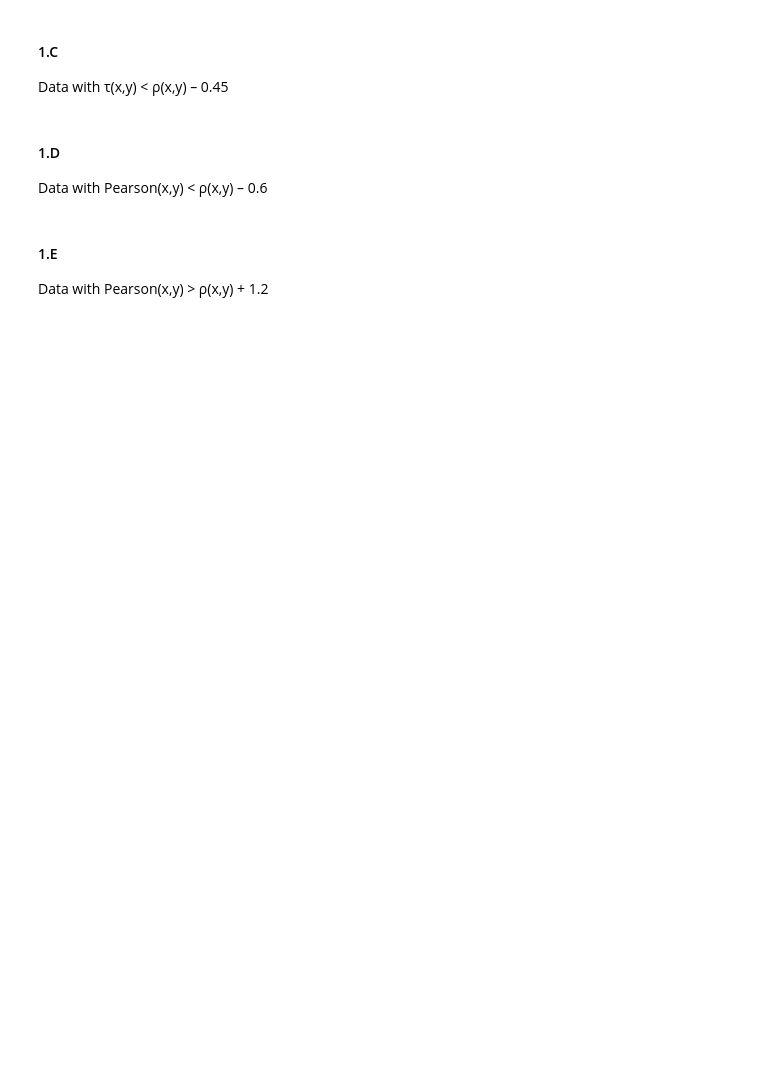
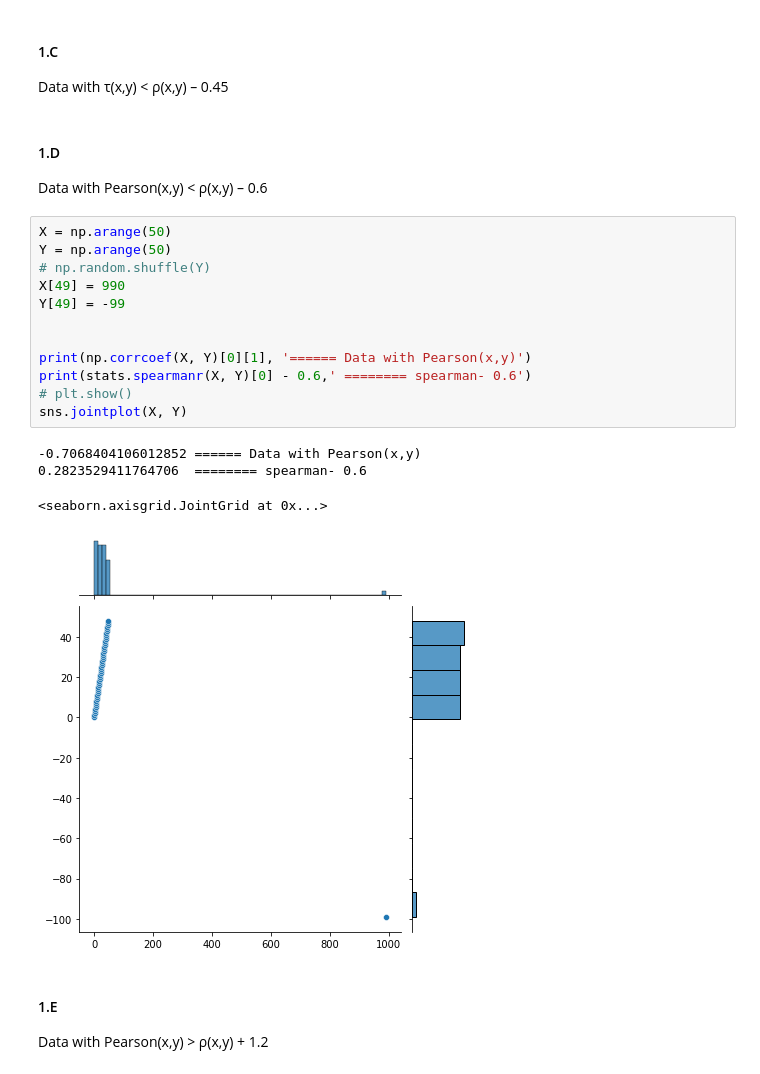
Before and after one commit to Alon-daniel/statistis, a Jupyter notebook: statistics/hw3/HW3_clean.ipynb, the cells around one changed output. Cells and saved outputs as stored; diff of their text form; blank space fills up the shorter version.

```diff
--- a/statistics/hw3/HW3_clean.ipynb
+++ b/statistics/hw3/HW3_clean.ipynb
@@ -34,6 +96,23 @@ Data with τ(x,y) < ρ(x,y) – 0.45
 # %% [markdown]
 #### 1.D
 Data with Pearson(x,y) < ρ(x,y) – 0.6
+# %%
+X = np.arange(50)
+Y = np.arange(50)
+# np.random.shuffle(Y)
+X[49] = 990
+Y[49] = -99
+
+
+print(np.corrcoef(X, Y)[0][1], '====== Data with Pearson(x,y)')
+print(stats.spearmanr(X, Y)[0] - 0.6,' ======== spearman- 0.6')
+# plt.show()
+sns.jointplot(X, Y)
+# %% [output]
+-0.7068404106012852 ====== Data with Pearson(x,y)
+0.2823529411764706  ======== spearman- 0.6
+<seaborn.axisgrid.JointGrid at 0x...>
+[figure, added]
 # %% [markdown]
 #### 1.E
 Data with Pearson(x,y) > ρ(x,y) + 1.2
```
Also changed, not shown: parts of 33 cells of this notebook, 2 other files.
